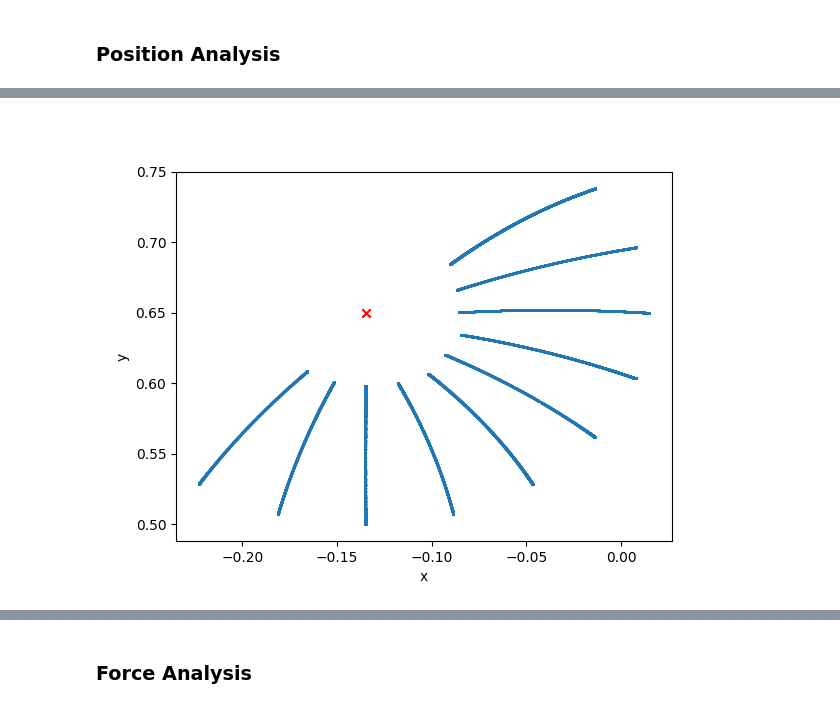
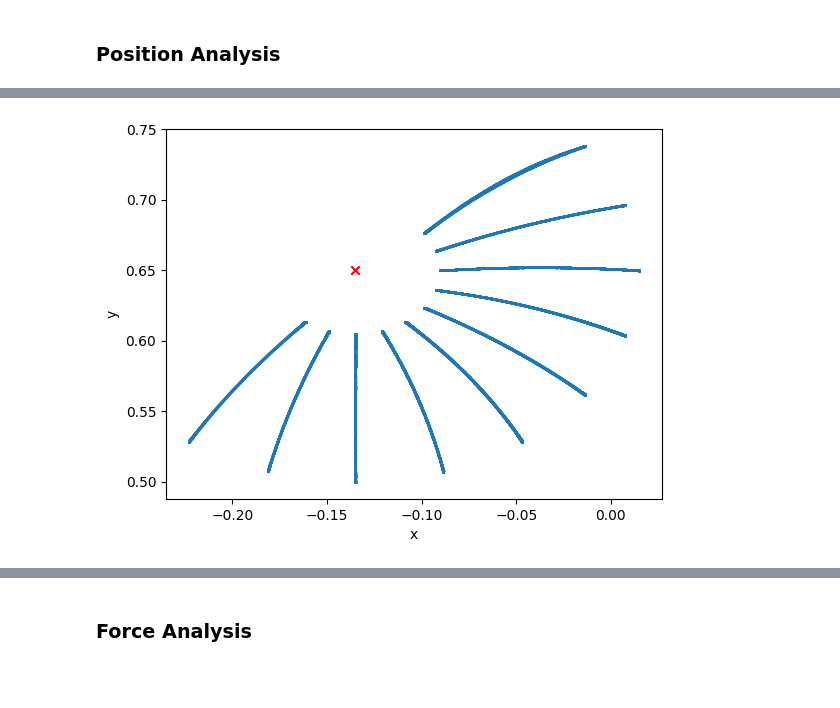
Before and after one commit to sdoif/ur5e_interactions, a Jupyter notebook: src/interactions/data/processing/visualize.ipynb, the cells around one changed output, grey strips where cells are left out. Drawn from its saved outputs; the diff is of its cells as text; code cells hidden in the pictures; blank space fills up the shorter version.

Commit message:
update visualize.ipynb and sim_test.py

```diff
--- a/src/interactions/data/processing/visualize.ipynb
+++ b/src/interactions/data/processing/visualize.ipynb
@@ -61,30 +86,31 @@ print(df)
 # %%
 # graph the df: px against py as scatter plot
 fig, ax = plt.subplots()
 
 # Extract position and quaternion components from the DataFrame
 x = df['px'].to_numpy()
 y = df['py'].to_numpy()
 z = df['pz'].to_numpy()
 ox = df['ox'].to_numpy()
 oy = df['oy'].to_numpy()
 oz = df['oz'].to_numpy()
 ow = df['ow'].to_numpy()
 
 # make scatter markers smallest possible
-ax.scatter(x, y, marker='.', s=0.1)
+ooo = 400000
+ax.scatter(x[:ooo], y[:ooo], marker='.', s=0.1)
 
 ax.set_xlabel('x')
 ax.set_ylabel('y')
 
 center = [-0.135,0.650]
 ax.scatter(center[0], center[1], marker='x', color='red')
 
 # set axis limits
 axis_offset = 0.18
 # ax.set_xlim(center[0]-axis_offset, center[0]+axis_offset)
 # ax.set_ylim(center[1]-axis_offset, center[1]+axis_offset)
 
 plt.show()
 # %% [output]
-[figure, old version]
+[figure, new version]
```
Also changed, not shown: parts of 11 cells of this notebook, 1 other file.
